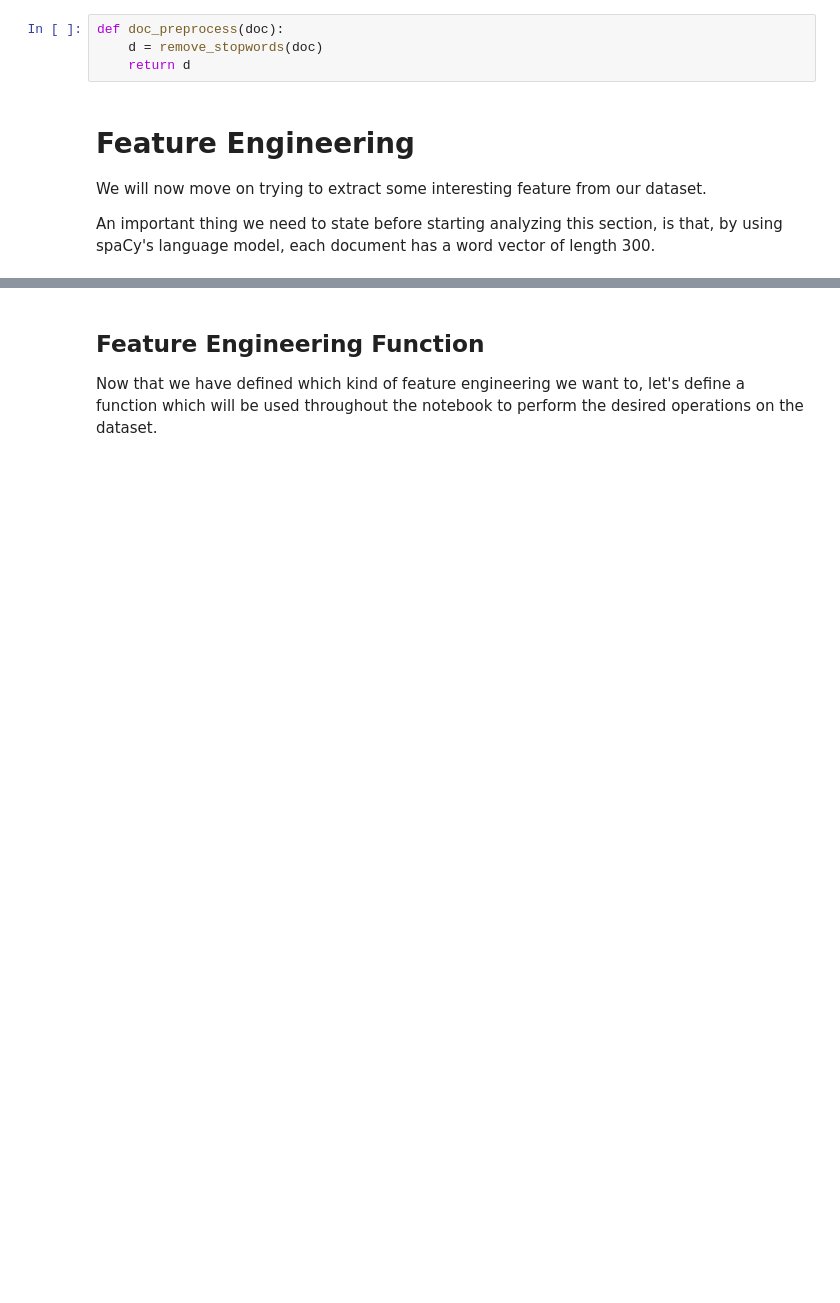
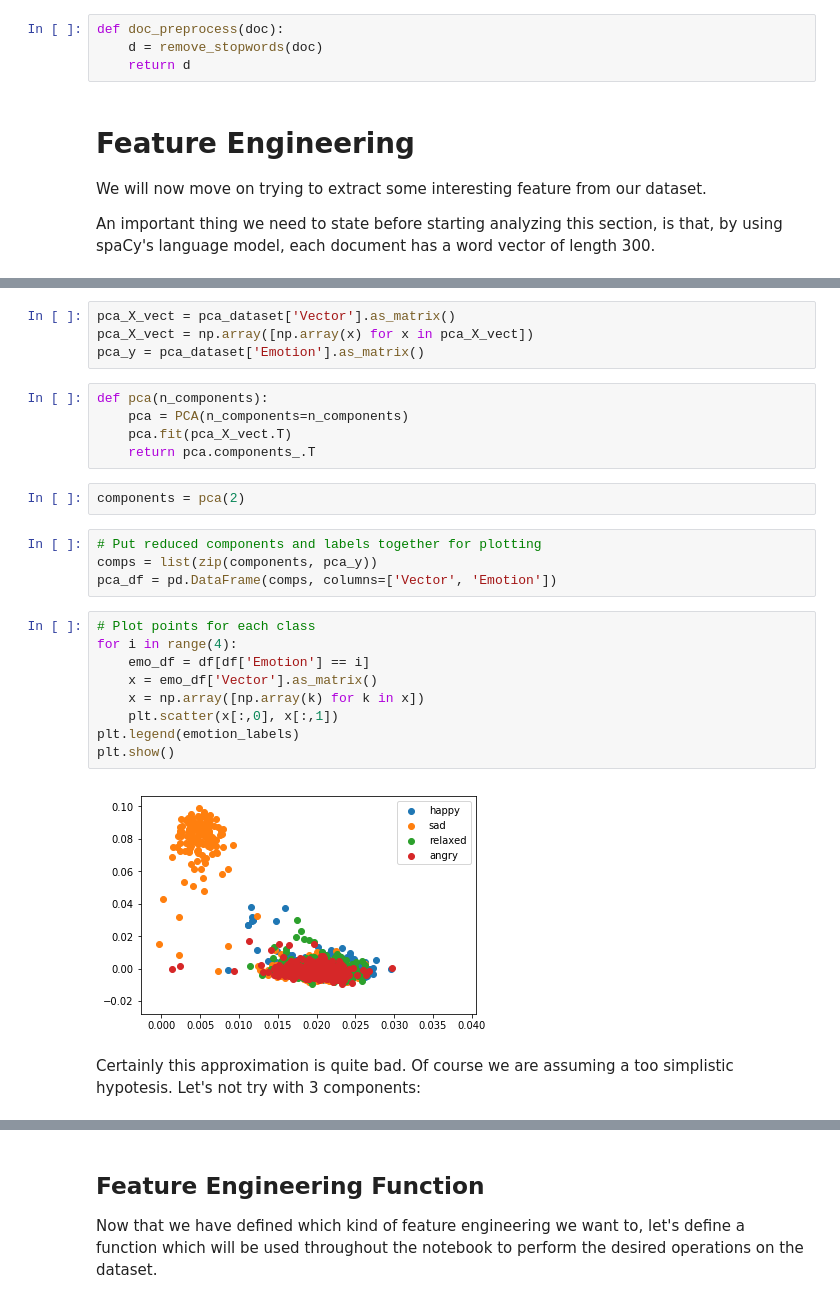
Before and after one commit to sgiammy/emotion-patterns-in-music-playlists, a Jupyter notebook: src/Emotion_Detection_in_Playlists.ipynb, the cells around one changed output, grey strips where cells are left out. Cells and saved outputs as stored; diff of their text form; blank space fills up the shorter version.

```diff
--- a/src/Emotion_Detection_in_Playlists.ipynb
+++ b/src/Emotion_Detection_in_Playlists.ipynb
@@ -191,0 +223,28 @@ An important thing we need to state before starting analyzing this section, is t
+# %%
+pca_X_vect = pca_dataset['Vector'].as_matrix()
+pca_X_vect = np.array([np.array(x) for x in pca_X_vect])
+pca_y = pca_dataset['Emotion'].as_matrix()
+# %%
+def pca(n_components):
+    pca = PCA(n_components=n_components)
+    pca.fit(pca_X_vect.T)
+    return pca.components_.T
+# %%
+components = pca(2)
+# %%
+# Put reduced components and labels together for plotting
+comps = list(zip(components, pca_y))
+pca_df = pd.DataFrame(comps, columns=['Vector', 'Emotion'])
+# %%
+# Plot points for each class
+for i in range(4):
+    emo_df = df[df['Emotion'] == i]
+    x = emo_df['Vector'].as_matrix()
+    x = np.array([np.array(k) for k in x])
+    plt.scatter(x[:,0], x[:,1])
+plt.legend(emotion_labels)
+plt.show()
+# %% [output]
+[figure, added]
+# %% [markdown]
+Certainly this approximation is quite bad. Of course we are assuming a too simplistic hypotesis. Let's not try with 3 components:
```
Also changed, not shown: parts of 8 cells of this notebook.
